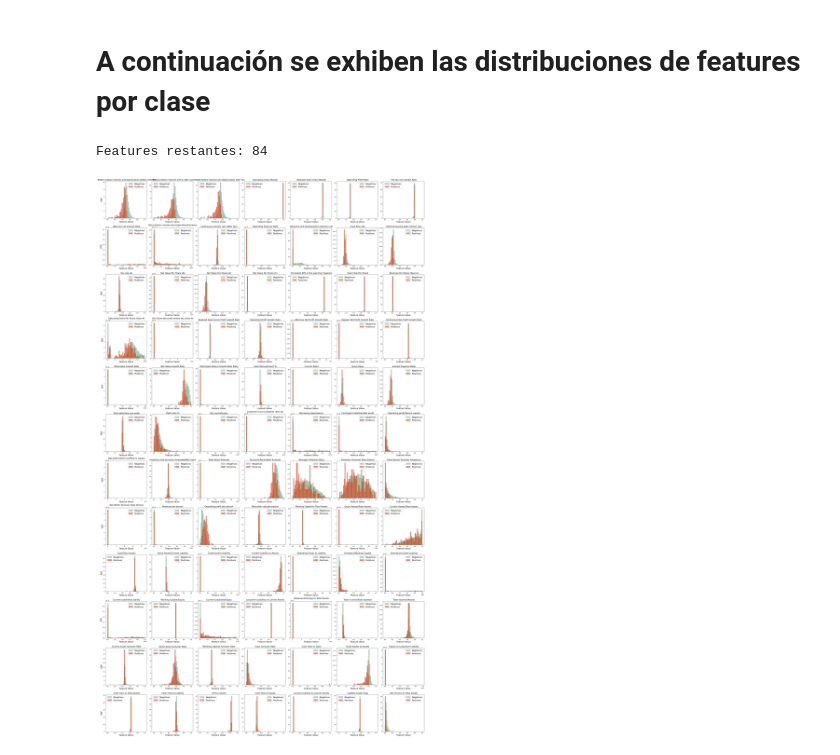
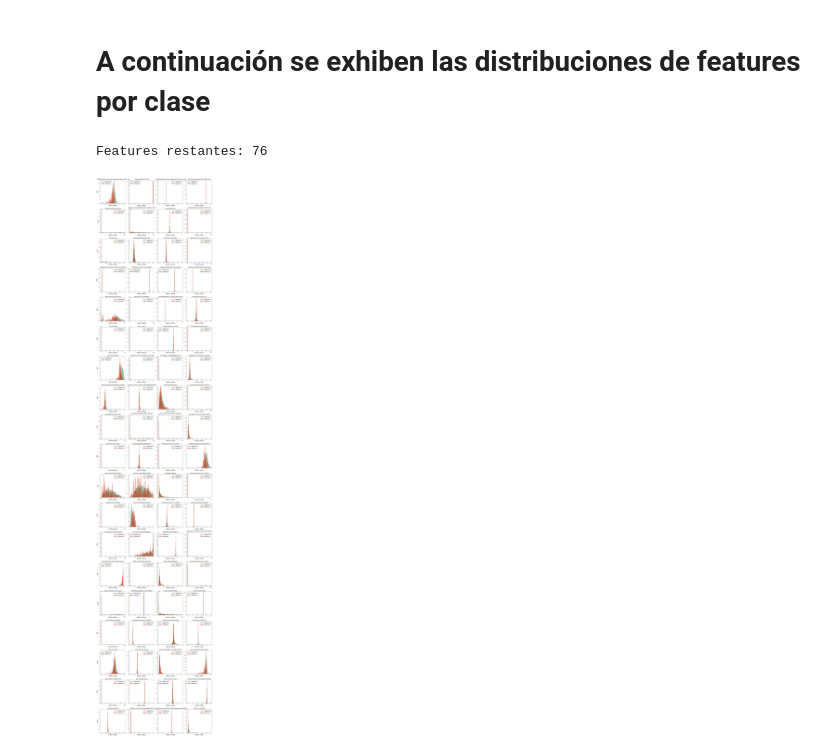
Before and after one commit to epsilondenso/Data_Science_projects, a Jupyter notebook: notebooks/02_EDA.ipynb, the cells around one changed output. Cells and saved outputs as stored; diff of their text form; code cells hidden in the pictures.

```diff
--- a/notebooks/02_EDA.ipynb
+++ b/notebooks/02_EDA.ipynb
@@ -24,0 +72,3 @@ prep_data.head()
+# %%
+prep_data = prep_data.drop(" Liability-Assets Flag", axis = 1)
+prep_data.head()
@@ -131,5 +189,5 @@ Text(0, 0.5, 'Conteo')
 # %%
-pcc_treshold = 0.99
+pcc_treshold = 0.95
 ex_pcc_index = np.where(np.abs(ef_pcc_arr) >= pcc_treshold)[0]
 print(rf"Existen {len(ex_pcc_index)} pares de features con |PCC| >= {pcc_treshold}.")
 
@@ -170,22 +228,22 @@ stzd_data_2 = stzd_data.drop(columns = to_pop, inplace = False)
 # %%
 rows, columns = get_subplt_dim(prep_data_2.shape[1] - 1)
 fig, axes = plt.subplots(rows, columns, figsize=(5*columns, 5*rows))
 axes = axes.flatten()
 stat_estad = ["density", r"$PDF$"]
 for i in range(len(axes)):
     #PLOT
-    sns.histplot(x = prep_data_2.iloc[:, i + 1], bins = 50, ax = axes[i]
+    sns.histplot(data = prep_data_2, x = prep_data_2.iloc[:, i + 1], bins = 100, ax = axes[i]
                  , hue_order=[1, 0], stat = stat_estad[0], hue = prep_data["Bankrupt?"],
                  palette = ["#fb2e01", "#6fcb9f"], alpha = 0.55, common_norm = False)
     #LEYTENDAS Y ETIQUETAS
     axes[i].legend(loc = "best", labels = ["Negativos", "Positivos"], fontsize = 16)
-    axes[i].set_title(f"{prep_data.columns[i + 1]}", fontsize = 16)
+    axes[i].set_title(f"{prep_data_2.columns[i + 1]}", fontsize = 16)
     y_label = stat_estad[1] if i%columns == 0 else ""
     axes[i].set_xlabel("Feature Value", fontsize = 16)
     axes[i].set_ylabel(y_label, fontsize = 16)
 
 plt.tight_layout()
 print(f"Features restantes: {prep_data_2.shape[1] - 1}")
 # %% [output]
-Features restantes: 84
+Features restantes: 76
-[figure, old version]
+[figure, new version]
```
Also changed, not shown: parts of 12 cells of this notebook, 2 other files.
